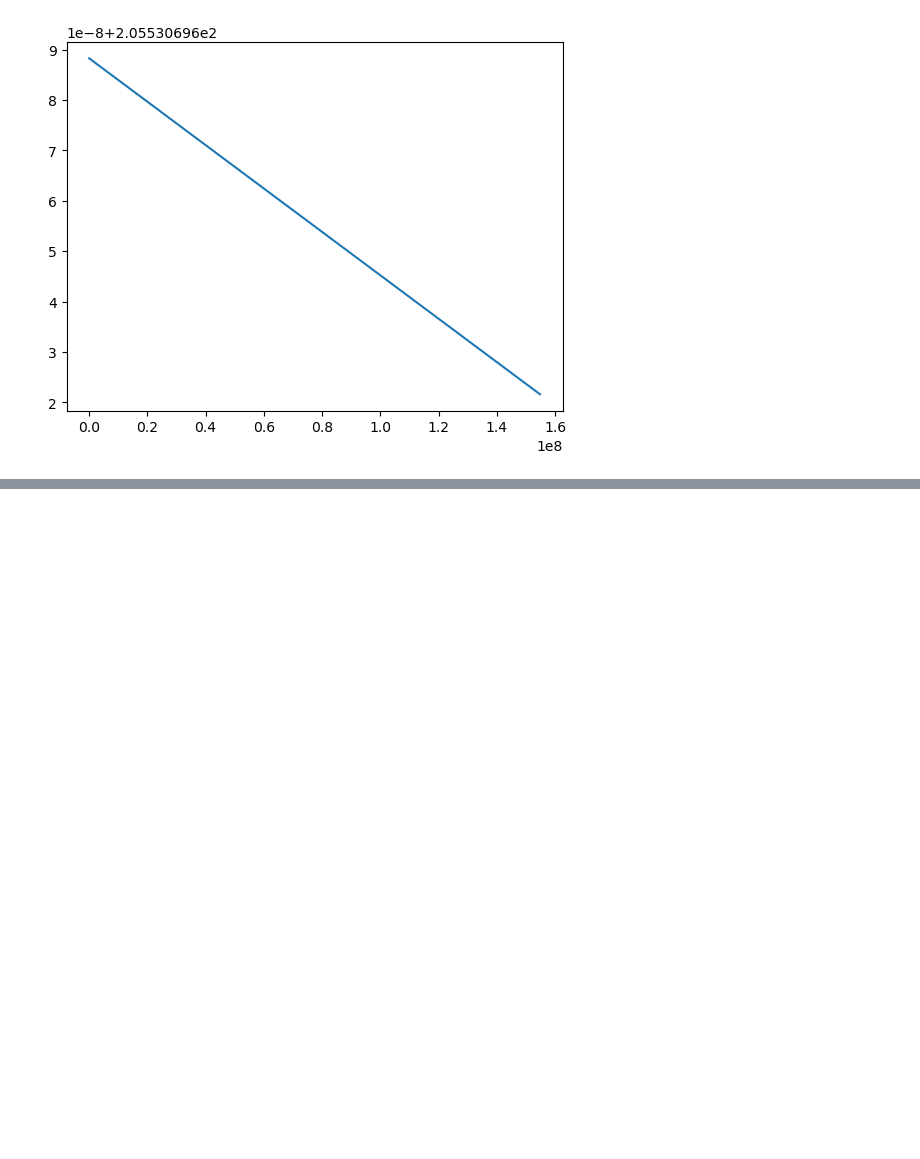
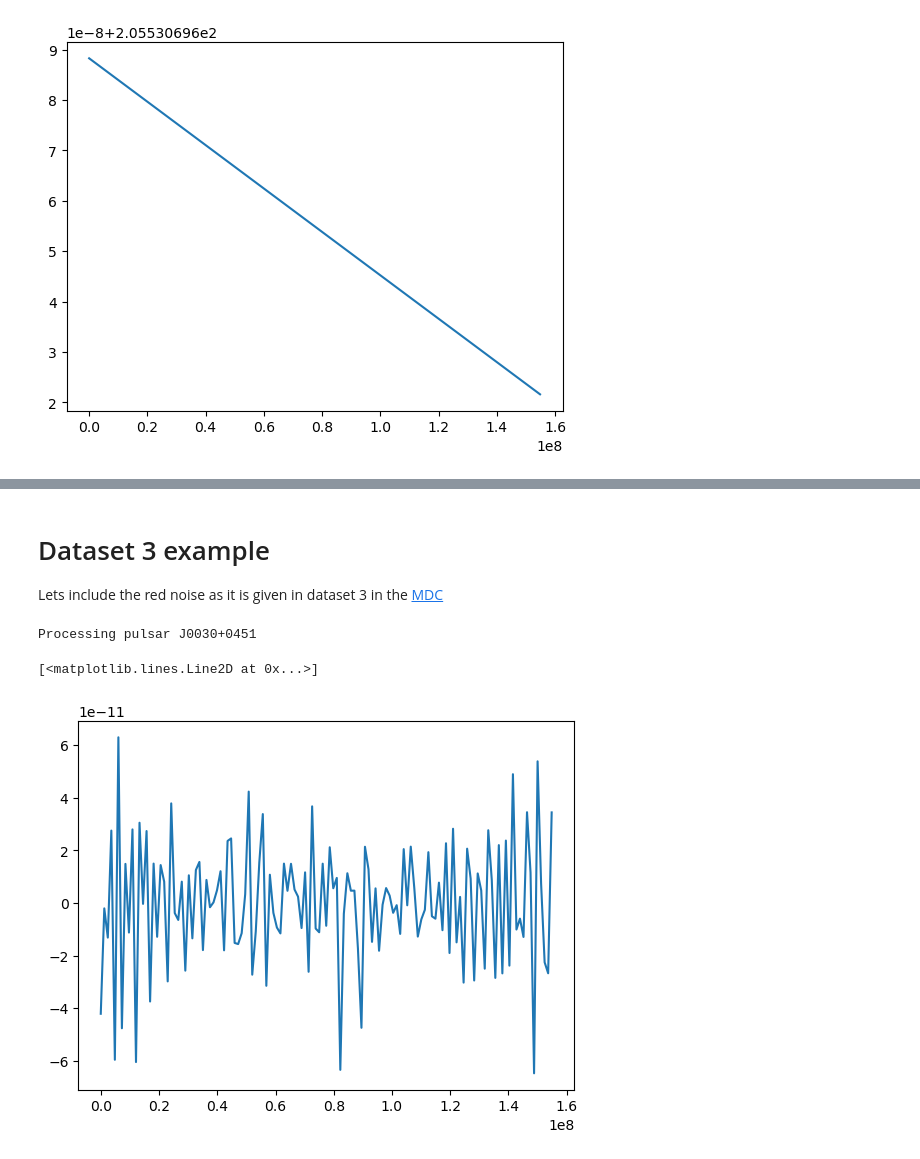
Before and after one commit to tomkimpson/PulsarMockData, a Jupyter notebook: notebooks/01.explore_how_to_generate_frequencies_via_residuals.ipynb, the cells around one changed output, grey strips where cells are left out. Drawn from its saved outputs; the diff is of its cells as text; code cells hidden in the pictures; blank space fills up the shorter version.

```diff
--- a/notebooks/01.explore_how_to_generate_frequencies_via_residuals.ipynb
+++ b/notebooks/01.explore_how_to_generate_frequencies_via_residuals.ipynb
@@ -186,0 +210,21 @@ plt.plot(t_eval, f_secular)
+# %% [markdown]
+# Dataset 3 example
+
+Lets include the red noise as it is given in dataset 3 in the [MDC](https://web.archive.org/web/20130108011819/http://www.ipta4gw.org/?page_id=126)
+# %%
+#par_file and tim_file defined above
+noise_seed = 1
+gwb = toasim.GWB(ngw=int(1e3),
+                 seed=noise_seed,
+                 gwAmp=1e-14,
+                 alpha=-2/3)
+psr_alpha = 1.7
+psr_amplitude = 5.77e-22
+efac = 1
+t,f, F0,F1,DECJ,RAJ = process_pulsar_files(par_file,tim_file,noise_seed,gwb,psr_alpha,psr_amplitude,efac)
+
+plt.plot(t,f)
+# %% [output]
+Processing pulsar J0030+0451
+[<matplotlib.lines.Line2D at 0x...>]
+[figure, added]
```
Also changed, not shown: parts of 8 cells of this notebook, 8 other files.
